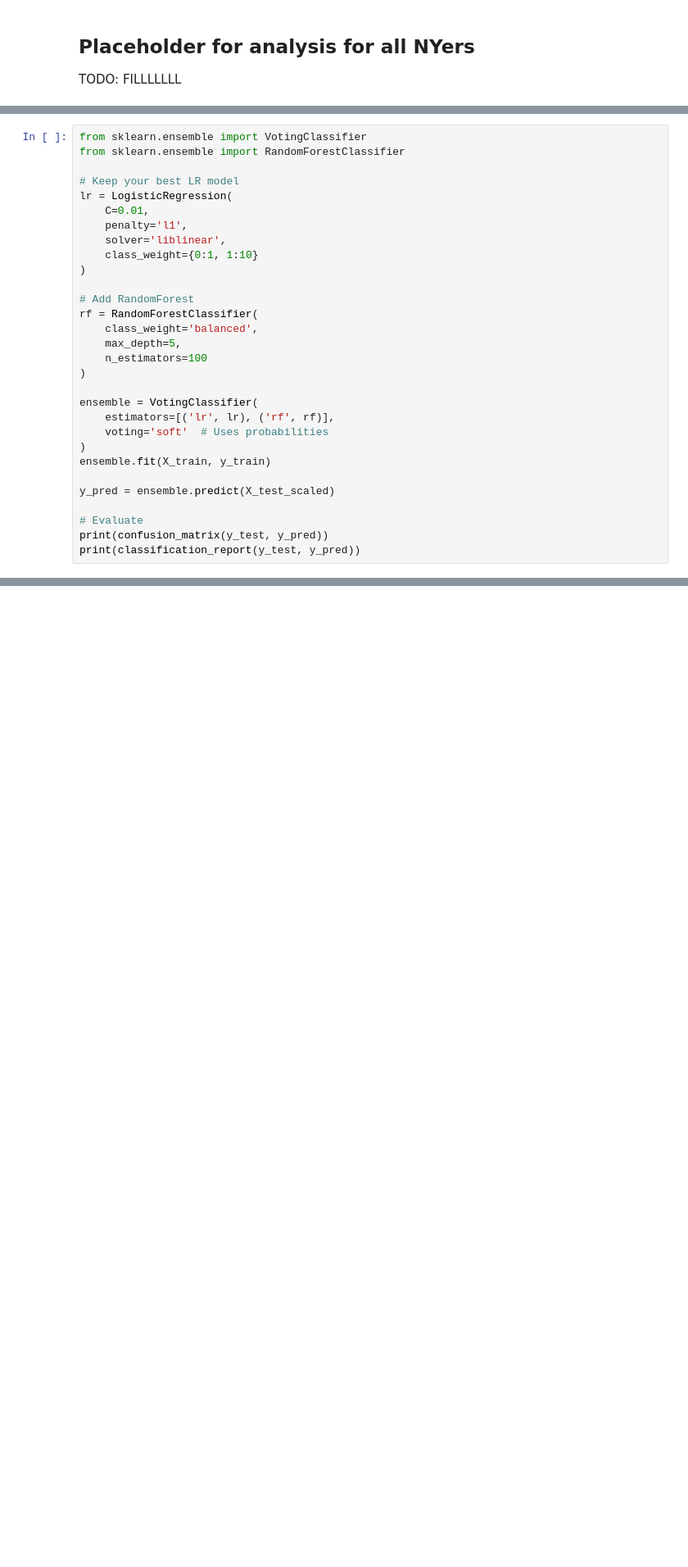
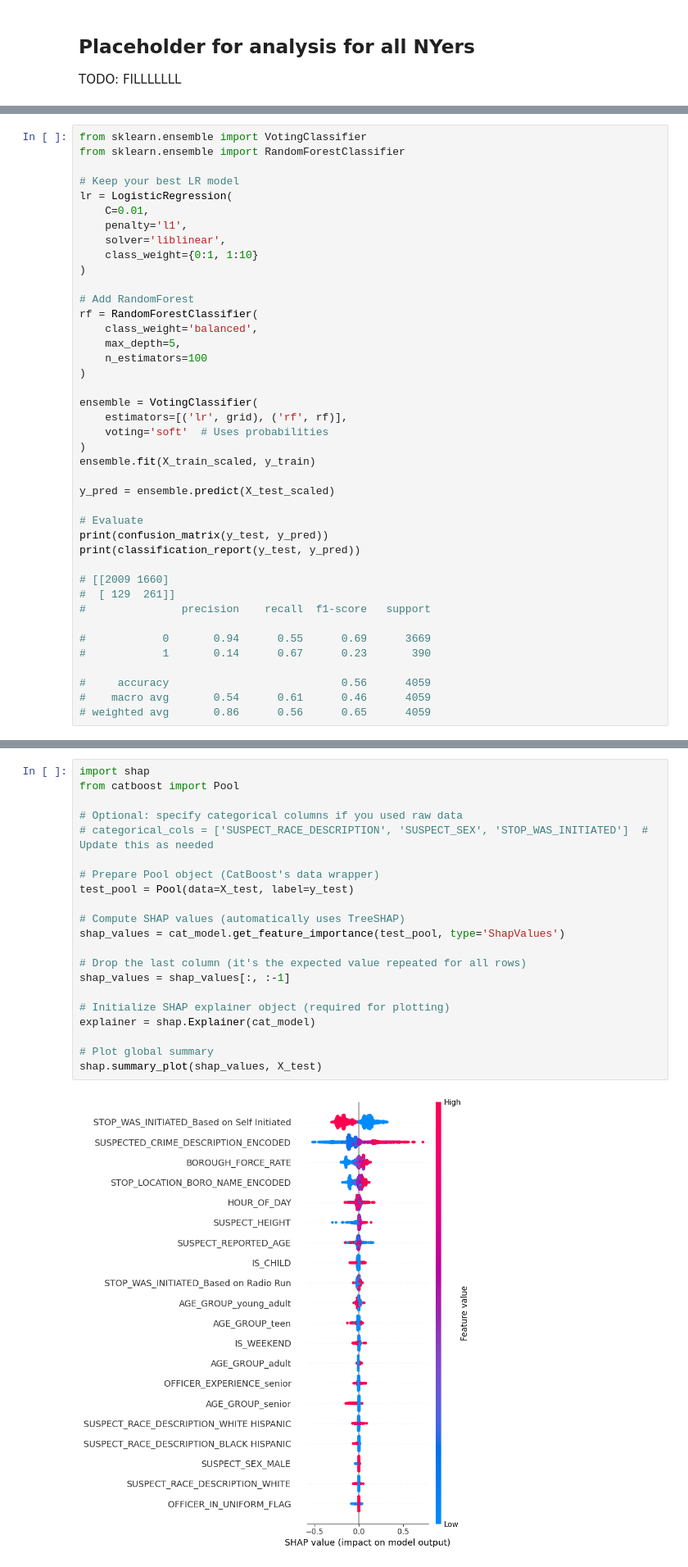
Before and after one commit to gbangban/ml-supervised-kim, a Jupyter notebook: notebook.ipynb, the cells around one changed output, grey strips where cells are left out. Shown at 82% size. Cells and saved outputs as stored; diff of their text form; blank space fills up the shorter version.

```diff
--- a/notebook.ipynb
+++ b/notebook.ipynb
@@ -1308,14 +1401,25 @@ rf = RandomForestClassifier(
 )
 
 ensemble = VotingClassifier(
-    estimators=[('lr', lr), ('rf', rf)],
+    estimators=[('lr', grid), ('rf', rf)],
     voting='soft'  # Uses probabilities
 )
-ensemble.fit(X_train, y_train)
+ensemble.fit(X_train_scaled, y_train)
 
 y_pred = ensemble.predict(X_test_scaled)
 
 # Evaluate
 print(confusion_matrix(y_test, y_pred))
 print(classification_report(y_test, y_pred))
+
+# [[2009 1660]
+#  [ 129  261]]
+#               precision    recall  f1-score   support
+
+#            0       0.94      0.55      0.69      3669
+#            1       0.14      0.67      0.23       390
+
+#     accuracy                           0.56      4059
+#    macro avg       0.54      0.61      0.46      4059
+# weighted avg       0.86      0.56      0.65      4059
 # %% [output]
@@ -1332,3 +1604,26 @@ weighted avg       0.86      0.53      0.62      4059
+# %%
+import shap
+from catboost import Pool
+
+# Optional: specify categorical columns if you used raw data
+# categorical_cols = ['SUSPECT_RACE_DESCRIPTION', 'SUSPECT_SEX', 'STOP_WAS_INITIATED']  # Update this as needed
+
+# Prepare Pool object (CatBoost's data wrapper)
+test_pool = Pool(data=X_test, label=y_test)
+
+# Compute SHAP values (automatically uses TreeSHAP)
+shap_values = cat_model.get_feature_importance(test_pool, type='ShapValues')
+
+# Drop the last column (it's the expected value repeated for all rows)
+shap_values = shap_values[:, :-1]
+
+# Initialize SHAP explainer object (required for plotting)
+explainer = shap.Explainer(cat_model)
+
+# Plot global summary
+shap.summary_plot(shap_values, X_test)
+# %% [output]
+[figure, added]
 # %%
 # Scratch
 final_df["FORCE_TYPE"].value_counts()
```
Also changed, not shown: parts of 14 cells of this notebook.
